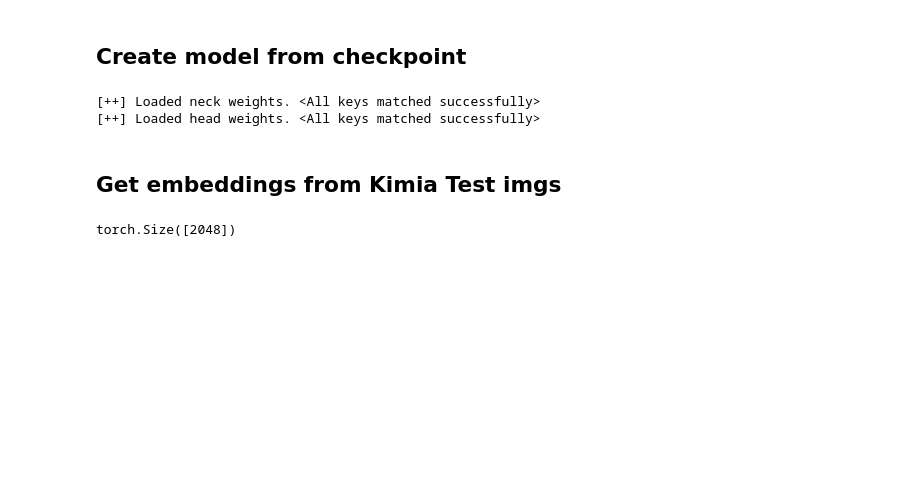
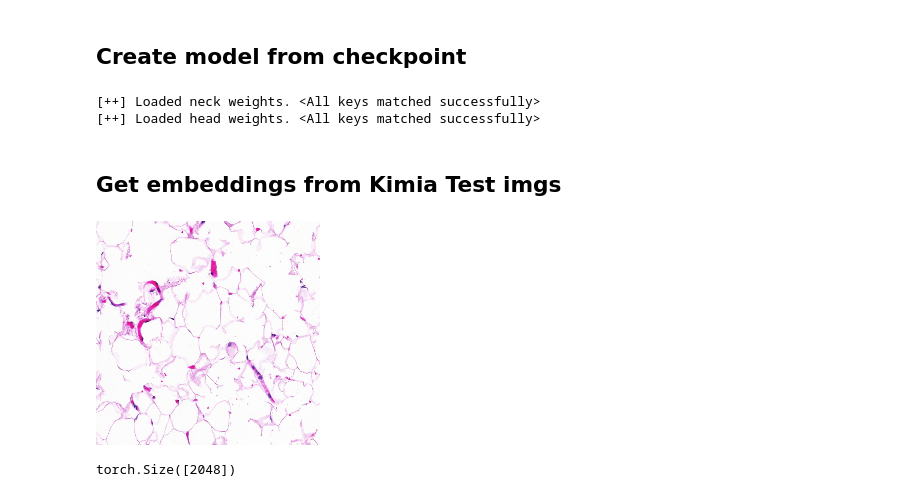
Before and after one commit to camilo-nunez/ffnir, a Jupyter notebook: ntbk_04_cam.ipynb, the cells around one changed output. Drawn from its saved outputs; the diff is of its cells as text; code cells hidden in the pictures; blank space fills up the shorter version.

```diff
--- a/ntbk_04_cam.ipynb
+++ b/ntbk_04_cam.ipynb
@@ -79,3 +79,8 @@ def get_image_from_path(path, transform=None):
 # %%
 query_img, query_img_float, query_tensor = get_image_from_path('/thesis/classical/test-patches-kimia/s0/s0_1.jpg',
                                                                img_transforms)
+# %%
+final_img_query = Image.fromarray(query_img)
+display(final_img_query)
+# %% [output]
+[figure, added]
```
Also changed, not shown: parts of 15 cells of this notebook.
